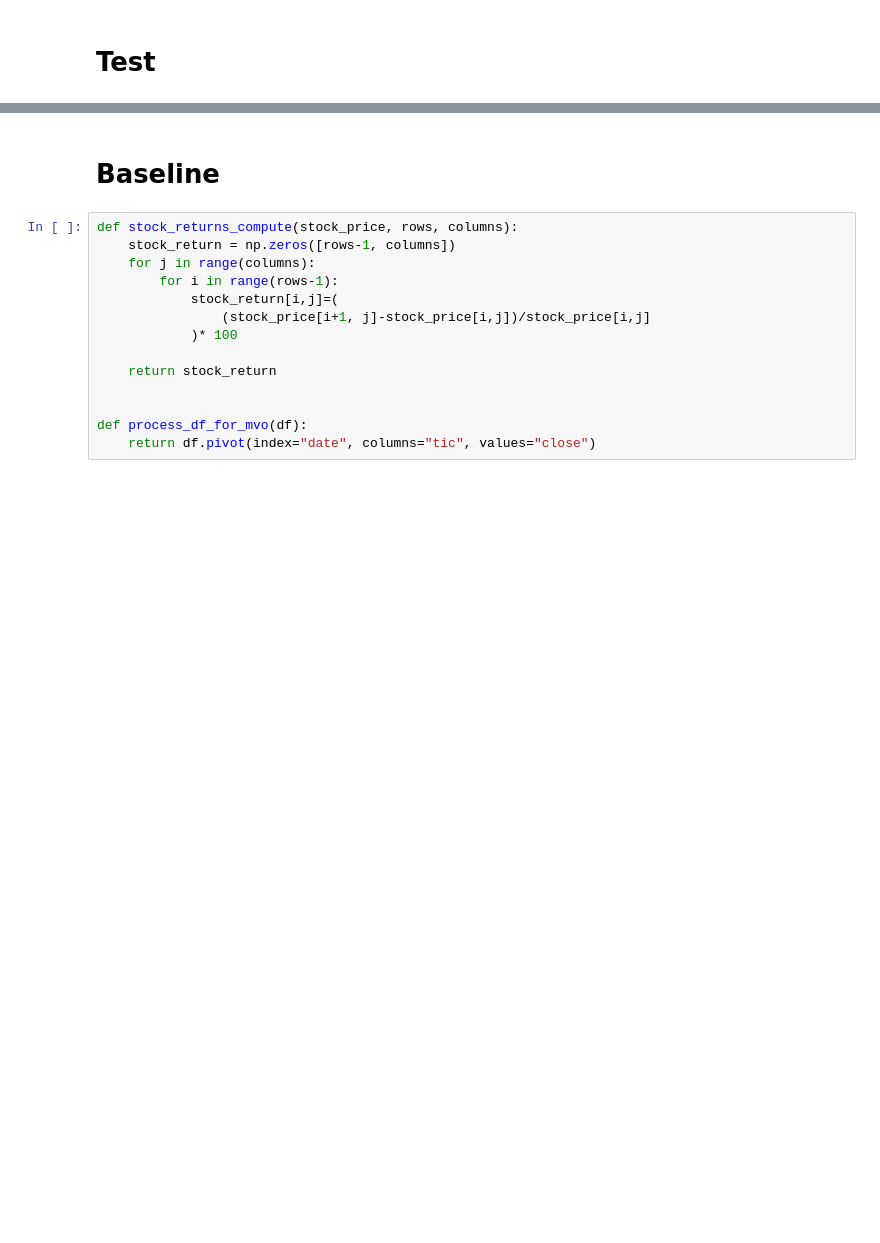
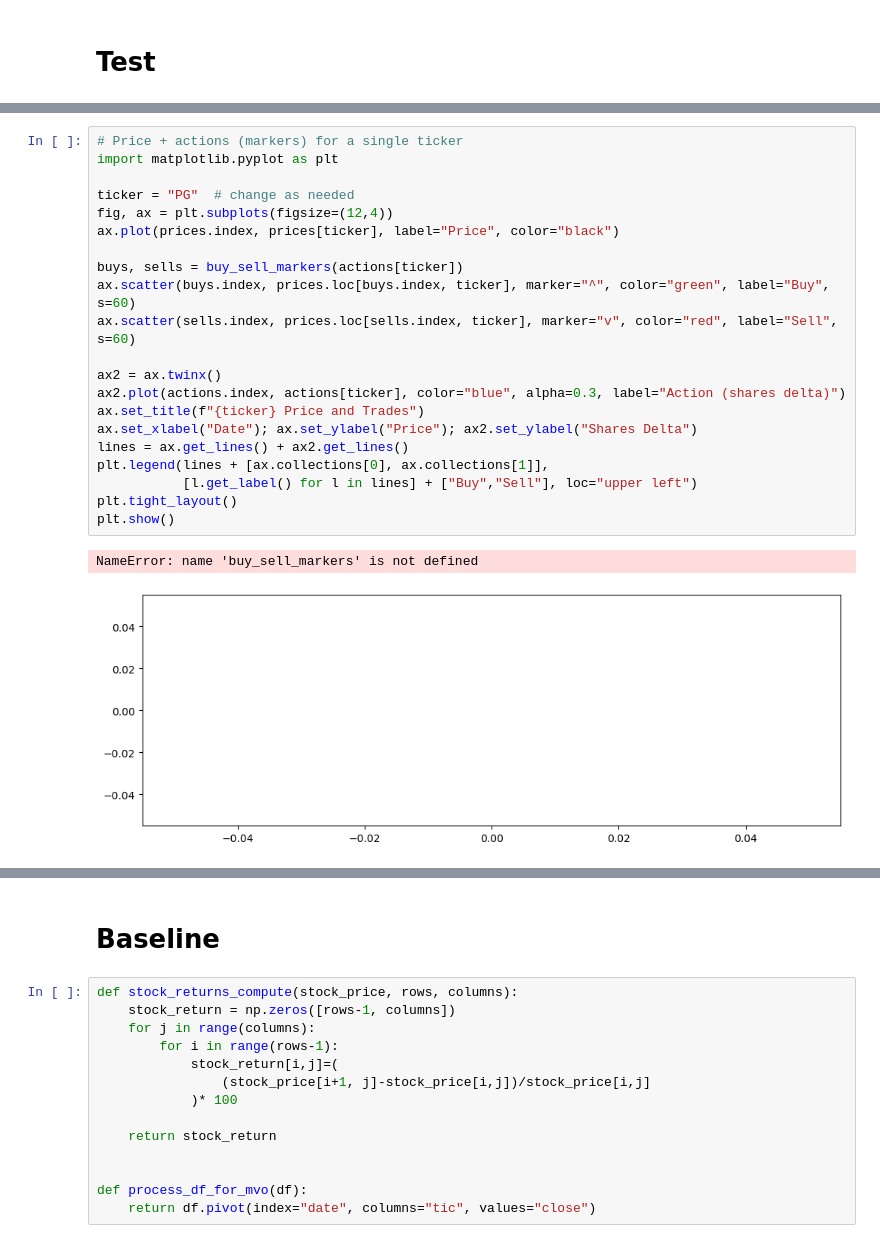
Before and after one commit to tzn22/TradingStrategySelection, a Jupyter notebook: fintl_train.ipynb, the cells around one changed output, grey strips where cells are left out. Drawn from its saved outputs; the diff is of its cells as text; blank space fills up the shorter version.

```diff
--- a/fintl_train.ipynb
+++ b/fintl_train.ipynb
@@ -150,0 +784,24 @@ hit end!
+# %%
+# Price + actions (markers) for a single ticker
+import matplotlib.pyplot as plt
+
+ticker = "PG"  # change as needed
+fig, ax = plt.subplots(figsize=(12,4))
+ax.plot(prices.index, prices[ticker], label="Price", color="black")
+
+buys, sells = buy_sell_markers(actions[ticker])
+ax.scatter(buys.index, prices.loc[buys.index, ticker], marker="^", color="green", label="Buy", s=60)
+ax.scatter(sells.index, prices.loc[sells.index, ticker], marker="v", color="red", label="Sell", s=60)
+
+ax2 = ax.twinx()
+ax2.plot(actions.index, actions[ticker], color="blue", alpha=0.3, label="Action (shares delta)")
+ax.set_title(f"{ticker} Price and Trades")
+ax.set_xlabel("Date"); ax.set_ylabel("Price"); ax2.set_ylabel("Shares Delta")
+lines = ax.get_lines() + ax2.get_lines()
+plt.legend(lines + [ax.collections[0], ax.collections[1]],
+           [l.get_label() for l in lines] + ["Buy","Sell"], loc="upper left")
+plt.tight_layout()
+plt.show()
+# %% [output]
+NameError: name 'buy_sell_markers' is not defined
+[figure, added]
```
Also changed, not shown: parts of 27 cells of this notebook, 31 other files.
